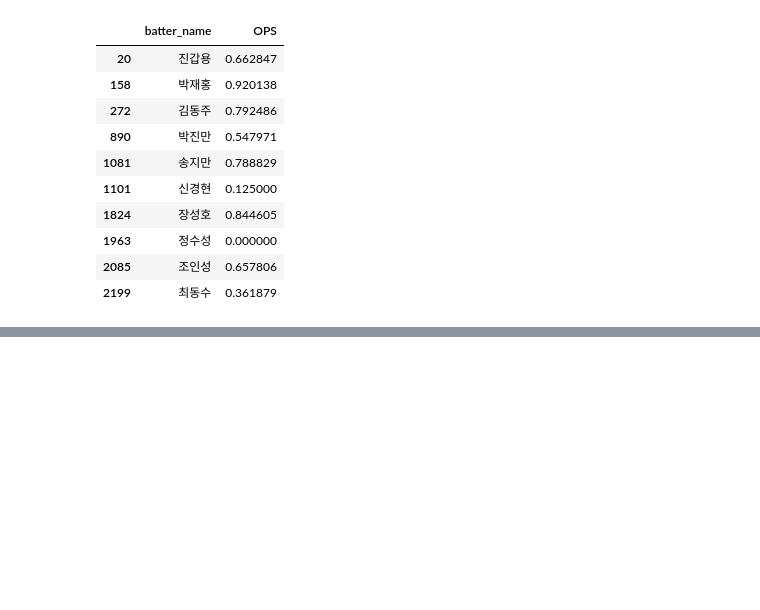
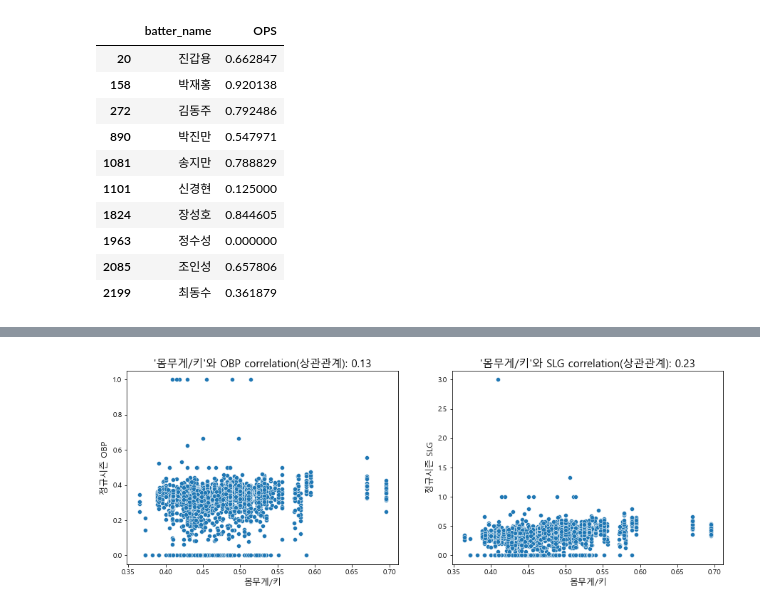
Before and after one commit to BBAKGANZI/LeverageAnalyticsData, a Jupyter notebook: 01.ML/11_데이터분석실습.ipynb, the cells around one changed output, grey strips where cells are left out. Saved outputs shown, nothing was run; the diff lists cells and outputs as text; code cells hidden in the pictures; blank space fills up the shorter version.

```diff
--- a/01.ML/11_데이터분석실습.ipynb
+++ b/01.ML/11_데이터분석실습.ipynb
@@ -303,0 +353,11 @@ tmp[['batter_name','OPS']]
+# %%
+import re
+
+regular_season_df['weight'] = regular_season_df['height/weight'].apply(
+    lambda x: int(re.findall('\d+',x.split('/')[1])[0]) if pd.notnull(x) else x)
+
+regular_season_df['height'] = regular_season_df['height/weight'].apply(
+    lambda x: int(re.findall('\d+',x.split('/')[0])[0]) if pd.notnull(x) else x)
+
+print(regular_season_df['height/weight'][0], regular_season_df['height'][0],
+      regular_season_df['weight'][0])
@@ -303,0 +391,26 @@ tmp[['batter_name','OPS']]
+# %%
+# 몸무게/키 계산
+regular_season_df['weight_per_height'] = regular_season_df['weight'] / \
+                                         regular_season_df['height']
+plt.figure(figsize=(15, 5)) # 그래프 크기 조정
+plt.subplot(1, 2, 1) # 1행 2열의 첫번째(1행, 1열) 그래프
+
+# 정규시즌과 프리시즌의 상관관계 계산
+correlation = regular_season_df['weight_per_height'].corr(regular_season_df['OBP'])
+sns.scatterplot(regular_season_df['weight_per_height'], regular_season_df['OBP'])
+plt.title("'몸무게/키'와 OBP correlation(상관관계): " + str(np.round(correlation, 2)), \
+          fontsize=15)
+plt.ylabel('정규시즌 OBP',fontsize=12)
+plt.xlabel('몸무게/키', fontsize=12)
+plt.subplot(1, 2, 2)
+
+# 정규시즌과 프리시즌의 상관관계 계산
+correlation = regular_season_df['weight_per_height'].corr(regular_season_df['SLG'])
+sns.scatterplot(regular_season_df['weight_per_height'], regular_season_df['SLG'])
+plt.title("'몸무게/키'와 SLG correlation(상관관계): " + str(np.round(correlation, 2)), \
+          fontsize=15)
+plt.ylabel('정규시즌 SLG', fontsize=12)
+plt.xlabel('몸무게/키', fontsize=12)
+plt.show()
+# %% [output]
+[figure, added]
```
Also changed, not shown: parts of 37 cells of this notebook.
